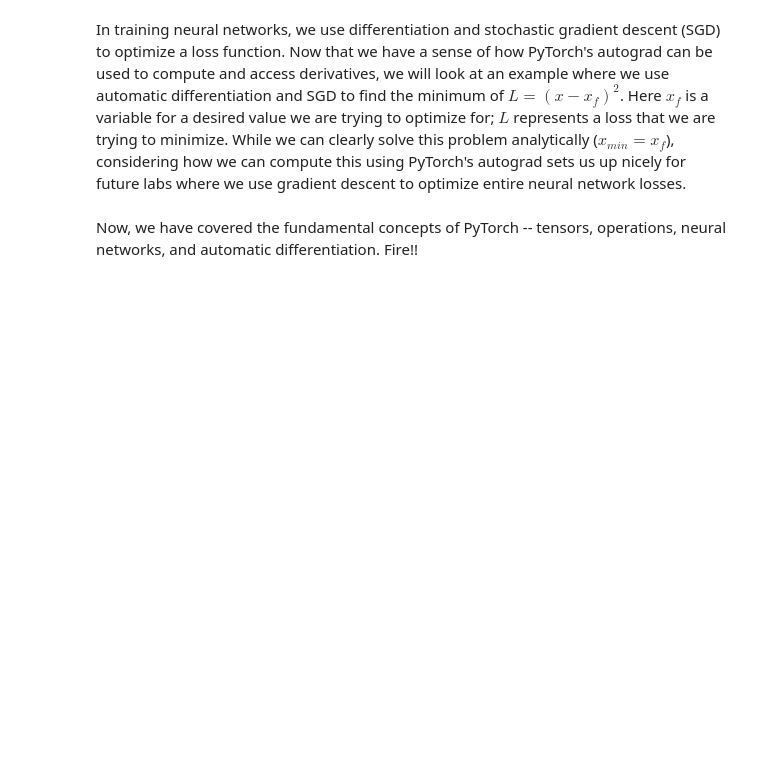
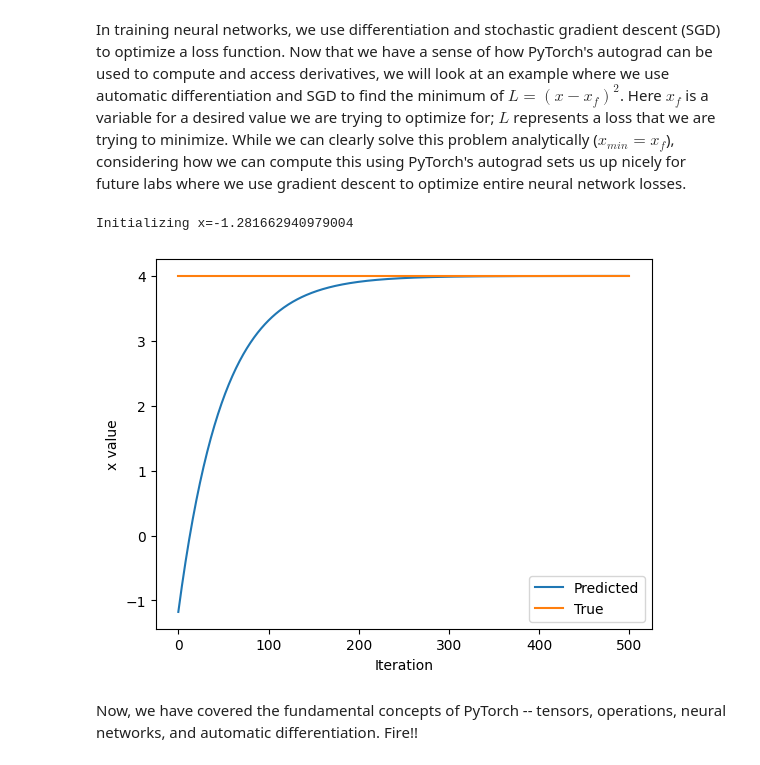
Before and after one commit to LeulPetros-lp/MIT-6.S191, a Jupyter notebook: lab1/PT_Part1_Intro.ipynb, the cells around one changed output. Cells and saved outputs as stored; diff of their text form; code cells hidden in the pictures; blank space fills up the shorter version.

```diff
--- a/lab1/PT_Part1_Intro.ipynb
+++ b/lab1/PT_Part1_Intro.ipynb
@@ -364,33 +374,36 @@ In training neural networks, we use differentiation and stochastic gradient desc
 x = torch.randn(1)
 print(f"Initializing x={x.item()}")
 
 learning_rate = 1e-2  # Learning rate
 history = []
 x_f = 4  # Target value
 
 
 # We will run gradient descent for a number of iterations. At each iteration, we compute the loss,
 #   compute the derivative of the loss with respect to x, and perform the update.
 for i in range(500):
     x = torch.tensor([x], requires_grad=True)
 
     # TODO: Compute the loss as the square of the difference between x and x_f
-    loss = # TODO
+    loss = (x - x_f) ** 2
 
     # Backpropagate through the loss to compute gradients
     loss.backward()
 
     # Update x with gradient descent
     x = x.item() - learning_rate * x.grad
 
     history.append(x.item())
 
 # Plot the evolution of x as we optimize toward x_f!
 plt.plot(history)
 plt.plot([0, 500], [x_f, x_f])
 plt.legend(('Predicted', 'True'))
 plt.xlabel('Iteration')
 plt.ylabel('x value')
 plt.show()
+# %% [output]
+Initializing x=-1.281662940979004
+[figure, added]
 # %% [markdown]
 Now, we have covered the fundamental concepts of PyTorch -- tensors, operations, neural networks, and automatic differentiation. Fire!!
```
Also changed, not shown: parts of 3 cells of this notebook.
